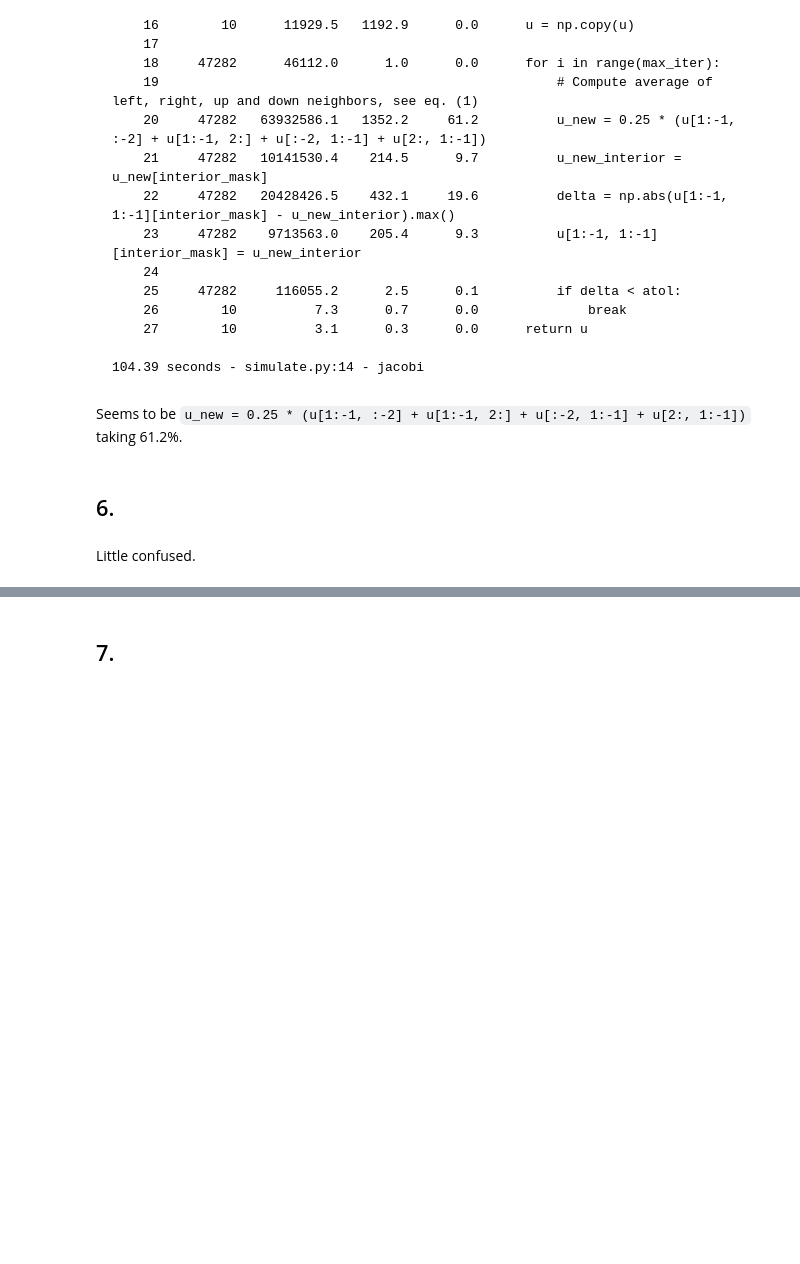
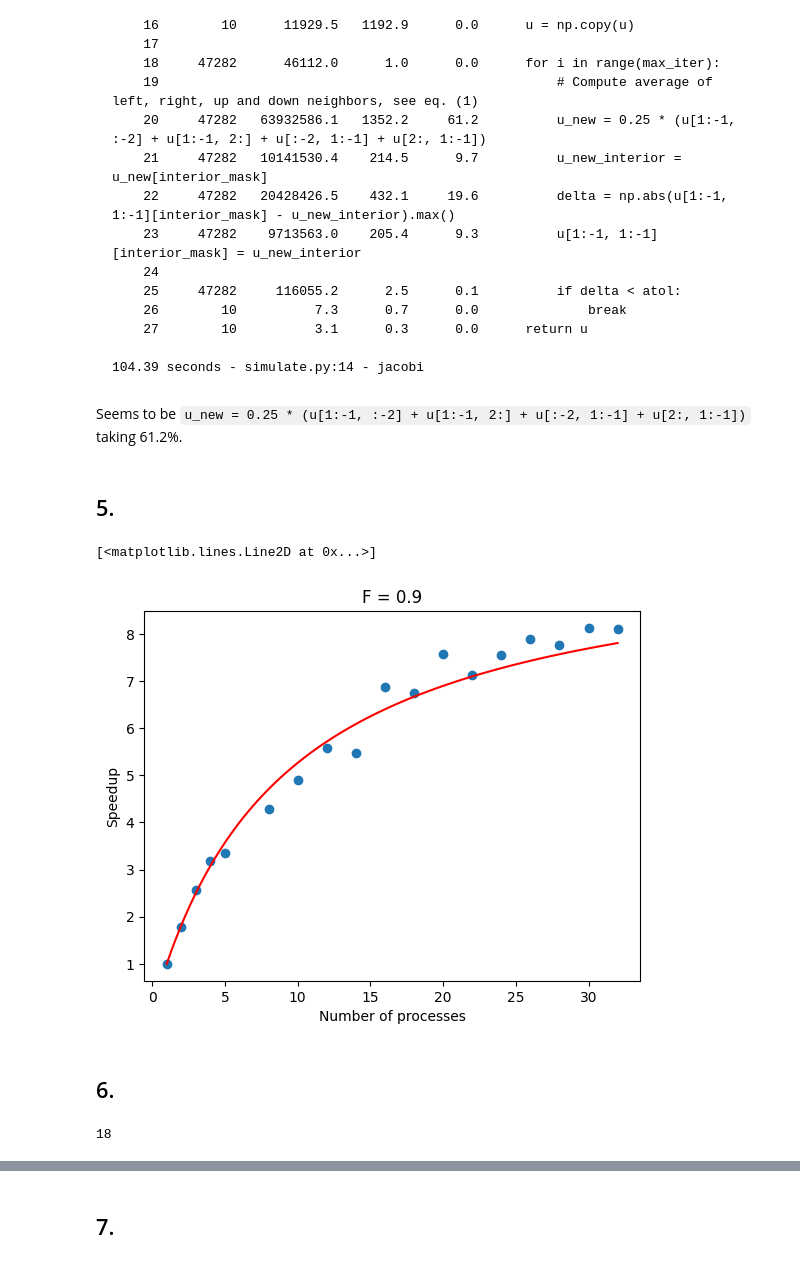
Before and after one commit to msverker/02613_miniproject, a Jupyter notebook: src/notebook.ipynb, the cells around one changed output, grey strips where cells are left out. Saved outputs shown, nothing was run; the diff lists cells and outputs as text; code cells hidden in the pictures; blank space fills up the shorter version.

```diff
--- a/src/notebook.ipynb
+++ b/src/notebook.ipynb
@@ -157,7 +155,32 @@ Kernprof for `jacobi`
     104.39 seconds - simulate.py:14 - jacobi
 # %% [markdown]
 Seems to be `u_new = 0.25 * (u[1:-1, :-2] + u[1:-1, 2:] + u[:-2, 1:-1] + u[2:, 1:-1])` taking 61.2%.
+# %% [markdown]
+## 5.
+# %%
+def f(p, F):
+    return 1 / (1 - F + F/p)
+# %%
+n_proc_list = [1, 2, 3, 4, 5, 8, 10, 12, 14, 16, 18, 20, 22, 24, 26, 28, 30, 32]
+time_list_5 = [1209.738002538681, 678.9480295181274, 470.20508766174316, 379.7852442264557, 361.1155261993408, 281.57772183418274, 246.4780752658844, 217.13096618652344, 221.3652789592743, 176.02670168876648, 179.28693056106567, 159.73765516281128, 169.87381863594055, 160.0674331188202, 153.47583508491516, 155.65933084487915, 148.86807250976562, 149.28017592430115]
+speedup_list_5 = [time_list_5[0] / t for t in time_list_5]
+# %%
+t = np.linspace(1, 32, 100)
+F = 0.9
+plt.scatter(n_proc_list, speedup_list_5)
+plt.xlabel("Number of processes")
+plt.ylabel("Speedup")
+plt.title(f"F = {F}")
+plt.plot(t, f(t, F), "r")
+# %% [output]
+[<matplotlib.lines.Line2D at 0x...>]
+[figure, added]
 # %% [markdown]
 ## 6.
-# %% [markdown]
-Little confused.
+# %%
+n_proc_list = [1, 2, 3, 4, 5, 8, 10, 12, 14, 16, 18, 20, 22, 24, 26, 28, 30, 32]
+time_list = [1187.1531207561493, 620.6354496479034, 432.4301643371582, 369.57591462135315, 282.14162969589233, 221.43384528160095, 195.09804034233093, 174.4982042312622, 162.82645344734192, 151.47323751449585, 143.14642667770386, 137.9756953716278, 136.52406573295593, 140.9669406414032, 139.99498558044434, 142.8207709789276, 143.289781332016, 145.38458919525146]
+speedup_list = [time_list[0] / t for t in time_list]
+len(n_proc_list)
+# %% [output]
+18
```
Also changed, not shown: parts of 6 cells of this notebook.
